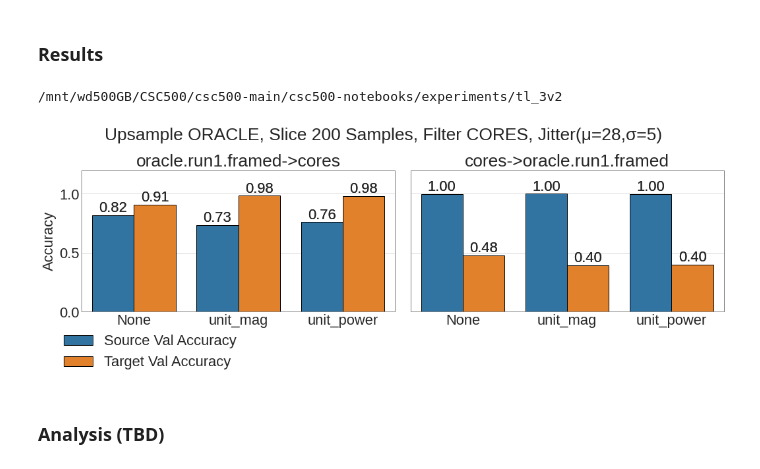
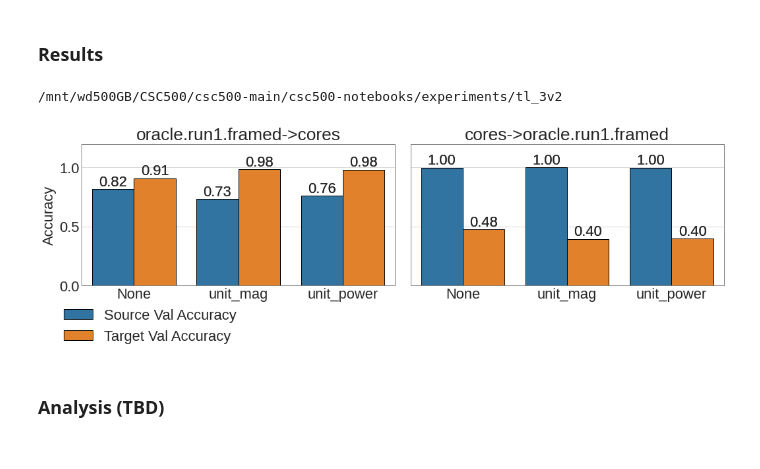
Before and after one commit to stevester94/csc500-notebooks, a Jupyter notebook: analysis/analysis.ipynb, the cells around one changed output. Saved outputs shown, nothing was run; the diff lists cells and outputs as text; code cells hidden in the pictures.

```diff
--- a/analysis/analysis.ipynb
+++ b/analysis/analysis.ipynb
@@ -1127,11 +1174,12 @@ plt.savefig("/tmp/upsample_slice_filter_jitter_1.png", bbox_inches="tight")
 # %% [markdown]
 ### Results
 # %%
-show_tl_3_upsample_slice_filter_jitter_5("Upsample ORACLE, Slice 200 Samples, Filter CORES, Jitter(μ=28,σ=5)")
+# show_tl_3_upsample_slice_filter_jitter_5("Upsample ORACLE, Slice 200 Samples, Filter CORES, Jitter(μ=28,σ=5)")
+show_tl_3_upsample_slice_filter_jitter_5("")
 plt.savefig("/tmp/upsample_slice_filter_jitter_5.png", bbox_inches="tight")
 # %% [output]
 /mnt/wd500GB/CSC500/csc500-main/csc500-notebooks/experiments/tl_3v2
-[figure, old version]
+[figure, new version]
 # %% [markdown]
 ### Analysis (TBD)
 # %% [markdown]
```
Also changed, not shown: parts of 18 cells of this notebook, 1 other file.
